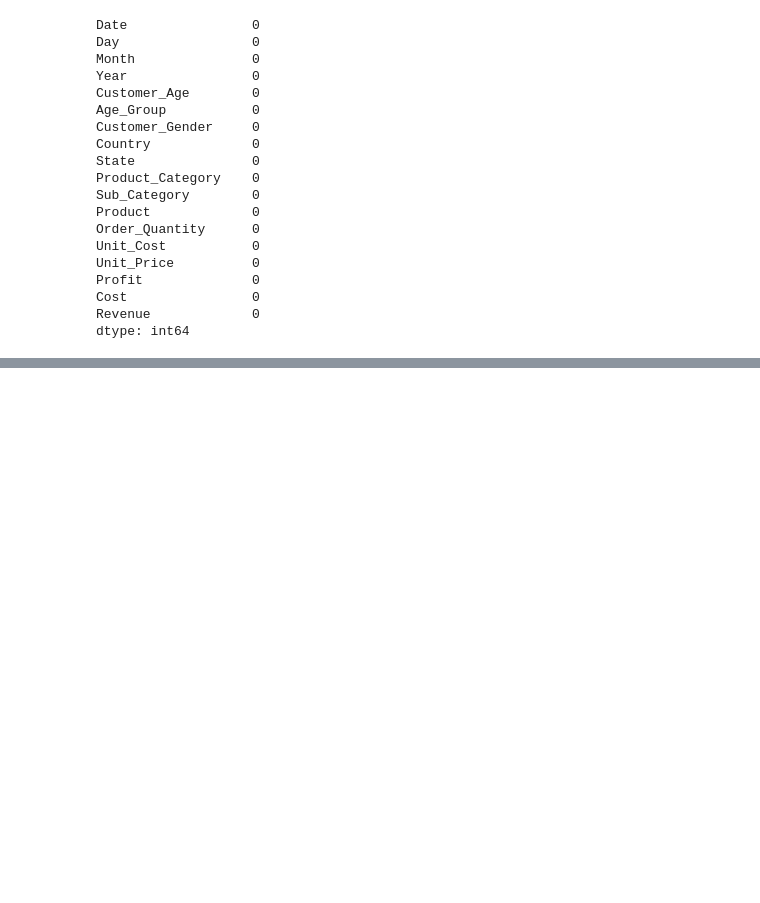
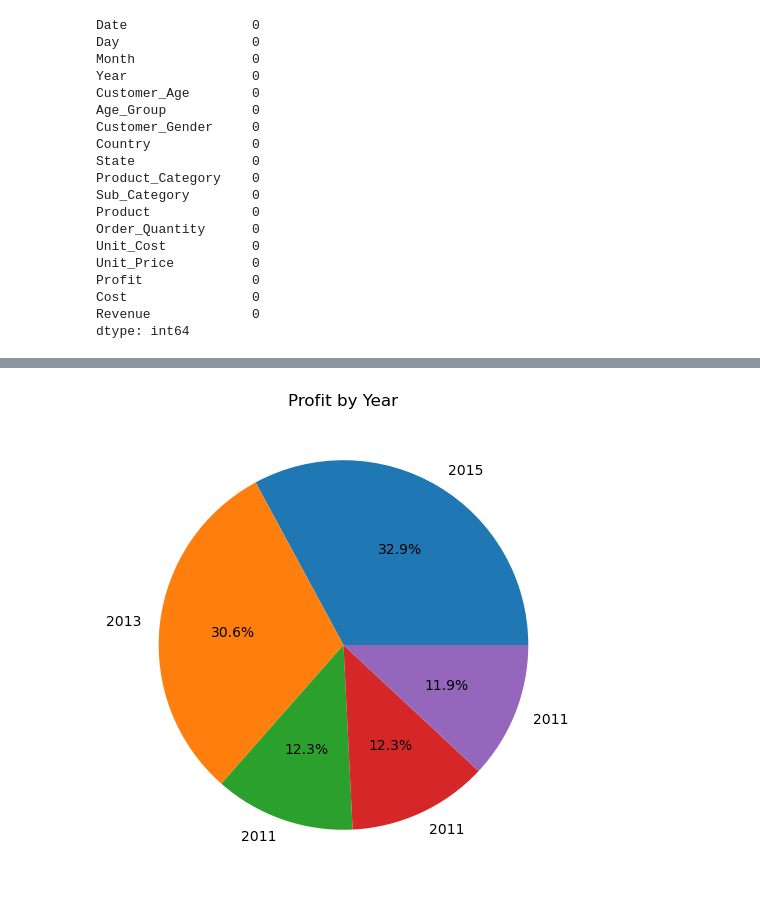
Before and after one commit to sulavg50-ux/Self_data_analysis, a Jupyter notebook: sales.ipynb, the cells around one changed output, grey strips where cells are left out. Cells and saved outputs as stored; diff of their text form; code cells hidden in the pictures; blank space fills up the shorter version.

```diff
--- a/sales.ipynb
+++ b/sales.ipynb
@@ -94,0 +218,4 @@ sales.head(5)
+# %%
+
+sales=pd.read_csv('Sales.csv')
+sales
@@ -94,0 +246,4 @@ sales.head(5)
+# %%
+#profit by year
+s1=sales[['Profit','Year']]
+s1
@@ -94,0 +264,4 @@ sales.head(5)
+# %%
+#top 5 profit by year
+s2=s1.sort_values(by=['Profit'],ascending=False)
+s2.head(5)
@@ -94,0 +275,12 @@ sales.head(5)
+# %%
+s3=s2.head(5)
+plt.figure(figsize=(6,6))
+
+plt.pie(s3['Profit'],
+        labels=s3['Year'],
+        autopct='%1.1f%%')
+
+plt.title('Profit by Year')
+plt.show()
+# %% [output]
+[figure, added]
```
Also changed, not shown: parts of 48 cells of this notebook.
